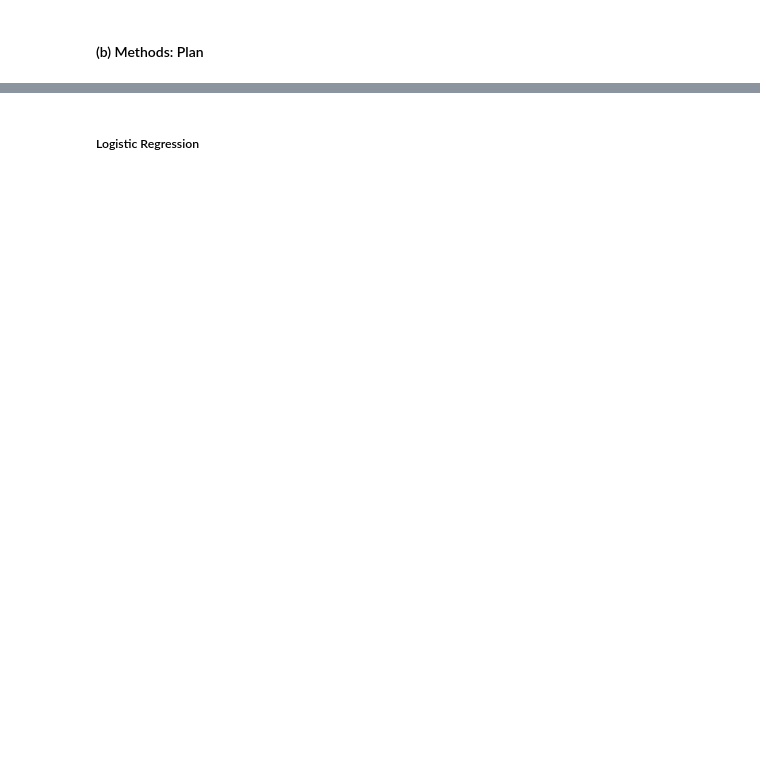
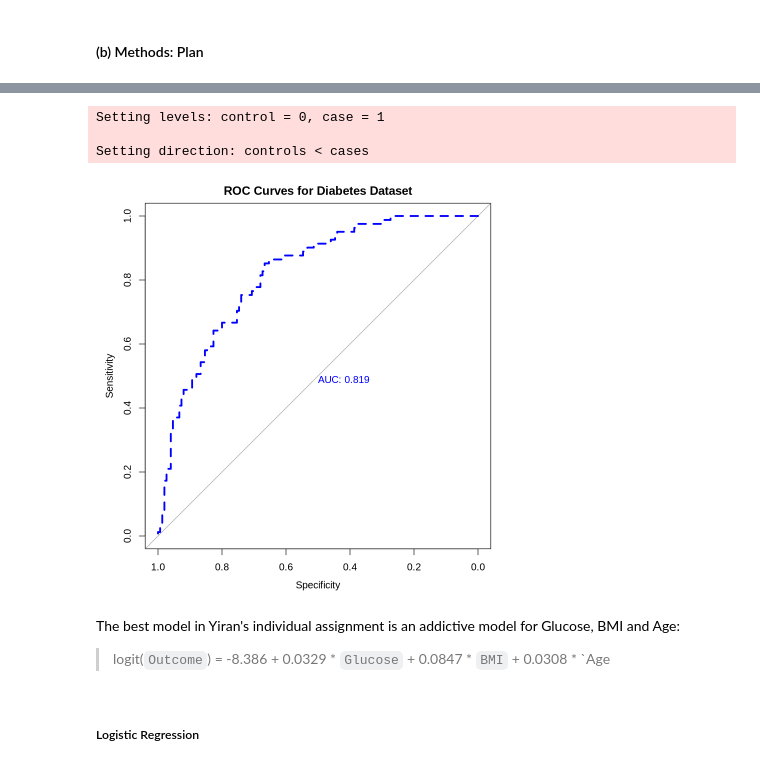
Before and after one commit to yoykyL/STAT301-Final-Report, a Jupyter notebook: Final_Report.ipynb, the cells around one changed output, grey strips where cells are left out. Cells and saved outputs as stored; diff of their text form; code cells hidden in the pictures; blank space fills up the shorter version.

Commit message:
Update individual assignment 2 from Yiran

```diff
--- a/Final_Report.ipynb
+++ b/Final_Report.ipynb
@@ -138,3 +214,21 @@ A tibble: 6 × 9
+# %%
+roc_curve <-
+    roc(
+        response = diabetes_test$Outcome,
+        predictor = predict(logistic_model, newdata = diabetes_test, type = "response"))
+
+plot(roc_curve,
+  print.auc = TRUE, col = "blue", lwd = 3, lty = 2,
+  main = "ROC Curves for Diabetes Dataset"
+)
+# %% [output]
+Setting levels: control = 0, case = 1
+
+Setting direction: controls < cases
+[figure, added]
+# %% [markdown]
+The best model in Yiran's individual assignment is an addictive model for Glucose, BMI and Age:
+> logit(`Outcome`) = -8.386 + 0.0329 * `Glucose` + 0.0847 * `BMI` + 0.0308 * `Age
 # %% [markdown]
 ##### Logistic Regression
 # %%
```
Also changed, not shown: parts of 6 cells of this notebook.
